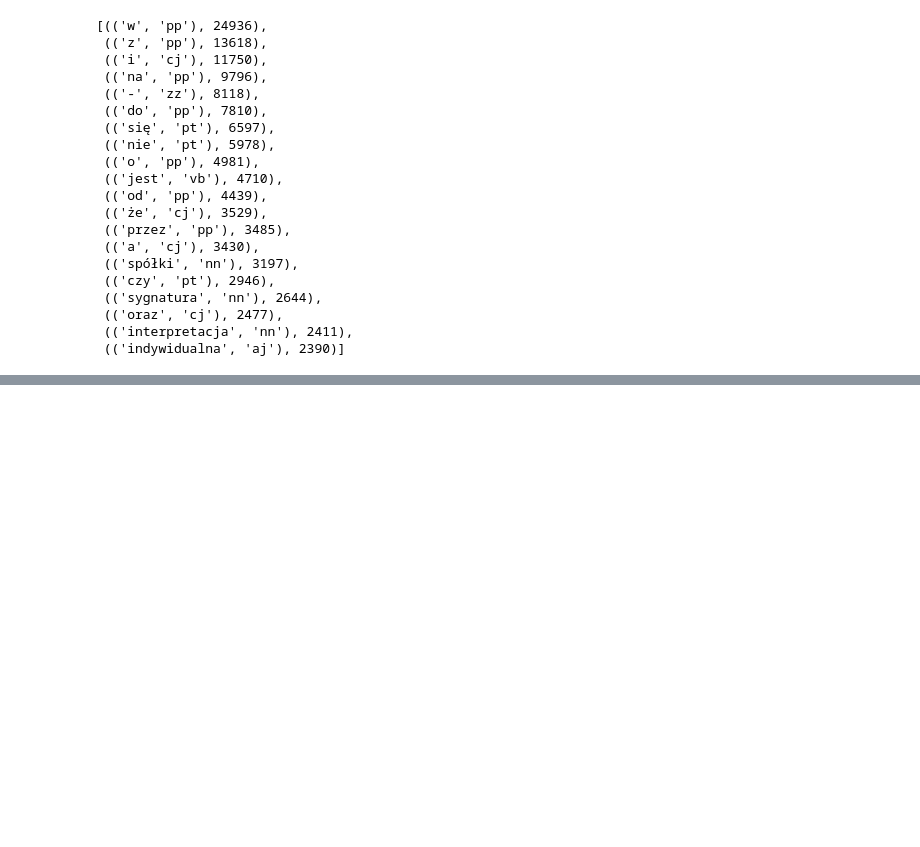
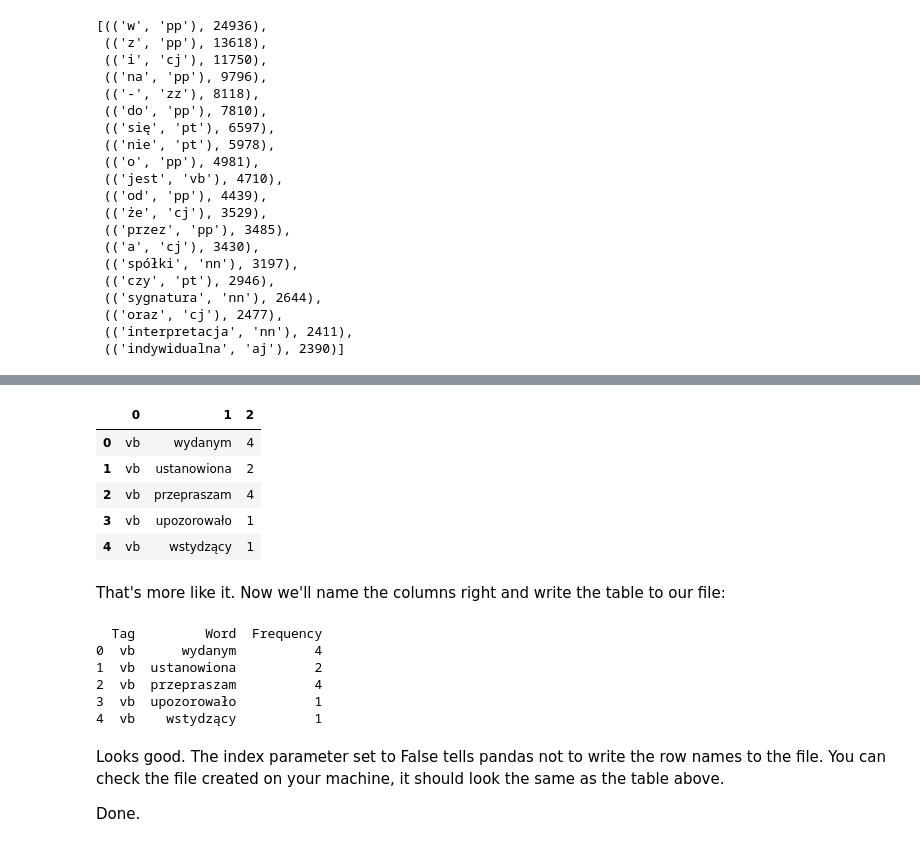
Before and after one commit to ooominds/python_course, a Jupyter notebook: notebooks/FrequenciesAndCooccurrences.ipynb, the cells around one changed output, grey strips where cells are left out. Saved outputs shown, nothing was run; the diff lists cells and outputs as text; code cells hidden in the pictures; blank space fills up the shorter version.

```diff
--- a/notebooks/FrequenciesAndCooccurrences.ipynb
+++ b/notebooks/FrequenciesAndCooccurrences.ipynb
@@ -975,0 +1045,16 @@ Aaaand your next task will be to implement that idea!
+# %%
+outfile_path = "../data/araneum.frequencies"
+outfile = open(outfile_path, "w")
+
+# header
+outfile.write("Tag\tWord\tFrequency\n")
+
+for tag in vocabulary:
+    for word in vocabulary[tag]:
+        frequency = vocabulary[tag][word]
+        # line = "{tag}\t{word}\t{frequency}\n".format(tag=tag, word=word, frequency=frequency)
+        line = "{tag}\t{word}\t{frequency}\n".format(**globals())
+        # line = f"{tag}\t{word}\t{frequency}\n" # requires python > 3.6.*
+        outfile.write(line)
+
+outfile.close()
@@ -975,0 +1077,12 @@ Aaaand your next task will be to implement that idea!
+# %%
+outfile_path = "../data/araneum.frequencies"
+
+with open(outfile_path, "w") as outfile:
+    # header
+    outfile.write("Tag\tWord\tFrequency\n")
+
+    for tag in vocabulary:
+        for word in vocabulary[tag]:
+            frequency = vocabulary[tag][word]
+            line = "{tag}\t{word}\t{frequency}\n".format(**globals())
+            outfile.write(line)
@@ -975,0 +1107,29 @@ Aaaand your next task will be to implement that idea!
+# %%
+vocabulary_flat = [(tag, word, frequency) for tag in vocabulary for word, frequency in vocabulary[tag].items()]
+vocabulary_df = pd.DataFrame(vocabulary_flat)
+vocabulary_df.head()
+# %% [output]
+|  | 0 | 1 | 2 |
+| 0 | vb | wydanym | 4 |
+| 1 | vb | ustanowiona | 2 |
+| 2 | vb | przepraszam | 4 |
+| 3 | vb | upozorowało | 1 |
+| 4 | vb | wstydzący | 1 |
+# %% [markdown]
+That's more like it. Now we'll name the columns right and write the table to our file:
+# %%
+vocabulary_df.columns = ["Tag","Word","Frequency"]
+print(vocabulary_df.head())
+
+vocabulary_df.to_csv(outfile_path, sep="\t", index=False)
+# %% [output]
+  Tag         Word  Frequency
+0  vb      wydanym          4
+1  vb  ustanowiona          2
+2  vb  przepraszam          4
+3  vb  upozorowało          1
+4  vb    wstydzący          1
+# %% [markdown]
+Looks good. The index parameter set to False tells pandas not to write the row names to the file. You can check the file created on your machine, it should look the same as the table above.
+
+Done.
```
Also changed, not shown: parts of 12 cells of this notebook, 2 other files.
